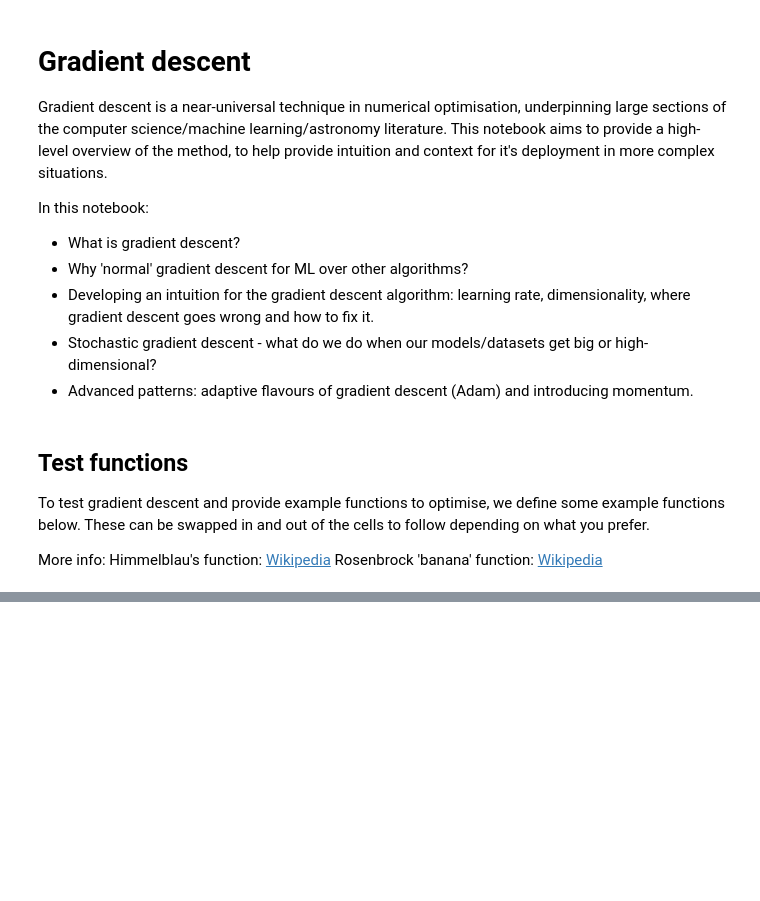
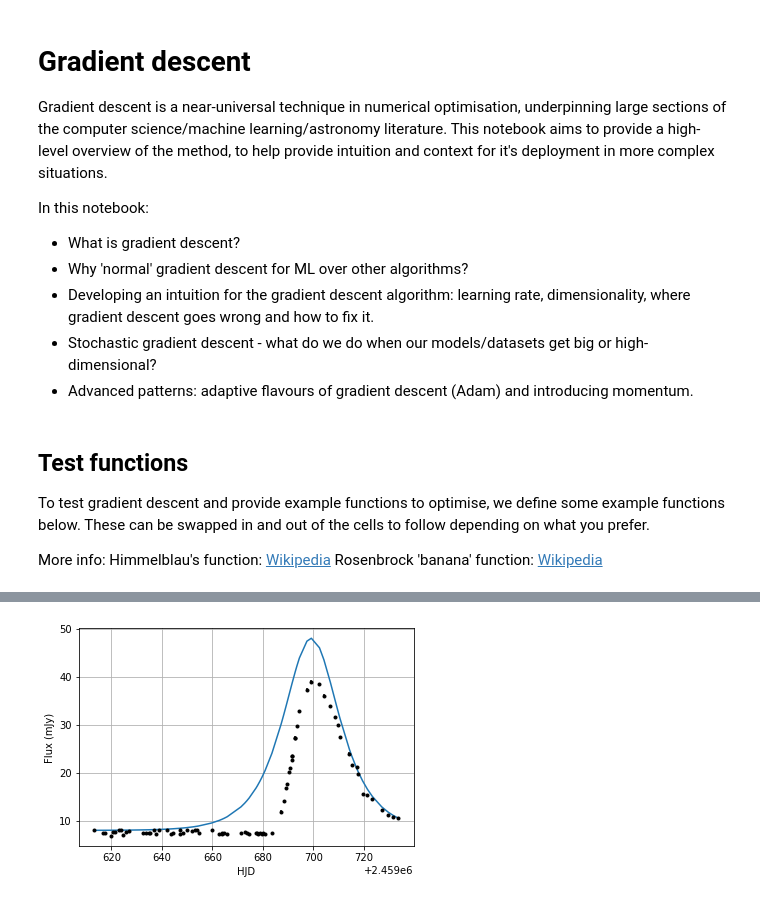
Before and after one commit to raphhbw/WAKE_workshops, a Jupyter notebook: machine_learning/session_01/s1_gradient_descent_full.ipynb, the cells around one changed output, grey strips where cells are left out. Saved outputs shown, nothing was run; the diff lists cells and outputs as text; code cells hidden in the pictures; blank space fills up the shorter version.

```diff
--- a/machine_learning/session_01/s1_gradient_descent_full.ipynb
+++ b/machine_learning/session_01/s1_gradient_descent_full.ipynb
@@ -63,0 +103,28 @@ Gradient descent
+# %%
+@jax.jit
+def bazin_function(pars, t):
+    t0, trise, tfall, a, b = pars
+    shape = jnp.exp((t0 - t)/tfall) / (1 + jnp.exp((t0 - t)/trise))
+    return a * shape + b
+
+@jax.jit
+def huber_loss(y_obs, y_pred, yerr):
+    norm_resid = (y_obs - y_pred) / yerr
+    return jnp.sum(jnp.sqrt(1 + norm_resid**2) - 1)
+# %%
+data = pd.read_csv("../data/asas-sn_2022hrs.csv").sort_values("HJD").iloc[20:]
+
+t_obs = data['HJD'].values
+flux_obs = data['flux(mJy)'].values
+flux_err_obs = data['flux_err'].values
+# %%
+pars_guess = [t_obs[flux_obs.argmax()], 5.0, 10.0, 80.0, 8.0]
+
+plt.errorbar(t_obs, flux_obs, yerr=flux_err_obs, fmt='.k')
+plt.plot(t_obs, bazin_function(pars_guess, t_obs))
+plt.xlabel("HJD")
+plt.ylabel("Flux (mJy)")
+plt.grid()
+plt.show()
+# %% [output]
+[figure, added]
```
Also changed, not shown: parts of 9 cells of this notebook.
